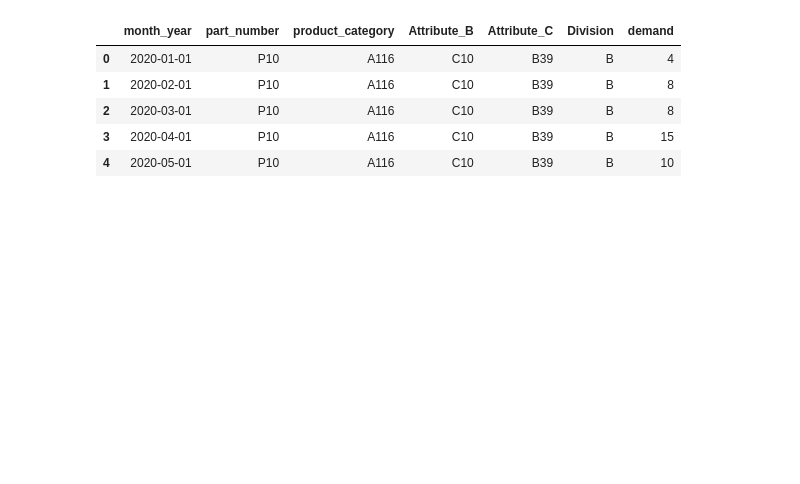
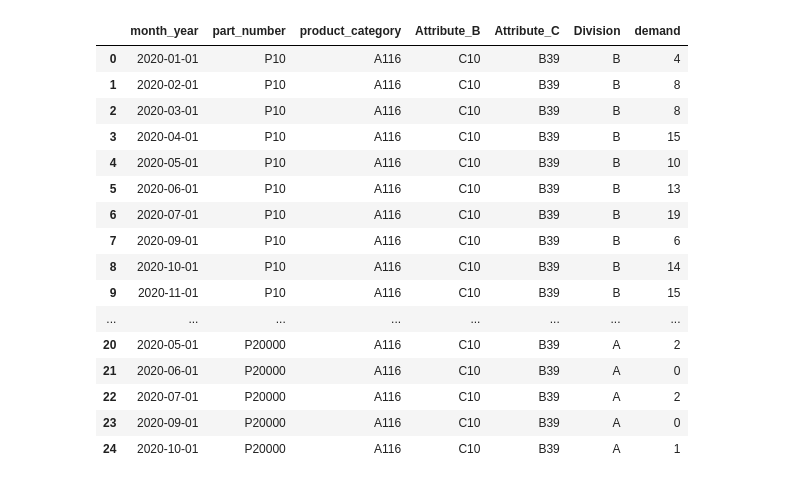
Before and after one commit to CyberA183/customerDemand-forecasting, a Jupyter notebook: lstm_model.ipynb, the cells around one changed output. Cells and saved outputs as stored; diff of their text form; code cells hidden in the pictures; blank space fills up the shorter version.

```diff
--- a/lstm_model.ipynb
+++ b/lstm_model.ipynb
@@ -10,14 +10,25 @@ from tensorflow.keras.layers import LSTM, Dense, Dropout
 # %%
 #Reading in data
 df = pd.read_excel('/Users/arielthompson/Downloads/#Sample.xlsx')
-df.head()
+df.head(25)
 # %% [output]
 |  | month_year | part_number | product_category | Attribute_B | Attribute_C | Division | demand |
 | 0 | 2020-01-01 | P10 | A116 | C10 | B39 | B | 4 |
 | 1 | 2020-02-01 | P10 | A116 | C10 | B39 | B | 8 |
 | 2 | 2020-03-01 | P10 | A116 | C10 | B39 | B | 8 |
 | 3 | 2020-04-01 | P10 | A116 | C10 | B39 | B | 15 |
 | 4 | 2020-05-01 | P10 | A116 | C10 | B39 | B | 10 |
+| 5 | 2020-06-01 | P10 | A116 | C10 | B39 | B | 13 |
+| 6 | 2020-07-01 | P10 | A116 | C10 | B39 | B | 19 |
+| 7 | 2020-09-01 | P10 | A116 | C10 | B39 | B | 6 |
+| 8 | 2020-10-01 | P10 | A116 | C10 | B39 | B | 14 |
+| 9 | 2020-11-01 | P10 | A116 | C10 | B39 | B | 15 |
+| ... | ... | ... | ... | ... | ... | ... | ... |
+| 20 | 2020-05-01 | P20000 | A116 | C10 | B39 | A | 2 |
+| 21 | 2020-06-01 | P20000 | A116 | C10 | B39 | A | 0 |
+| 22 | 2020-07-01 | P20000 | A116 | C10 | B39 | A | 2 |
+| 23 | 2020-09-01 | P20000 | A116 | C10 | B39 | A | 0 |
+| 24 | 2020-10-01 | P20000 | A116 | C10 | B39 | A | 1 |
 # %%
 #Converting 'month_year' to datetime format for time series analyst
 df['month_year'] = pd.to_datetime(df['month_year'])
```
Also changed, not shown: parts of 2 cells of this notebook, 1 other file.
